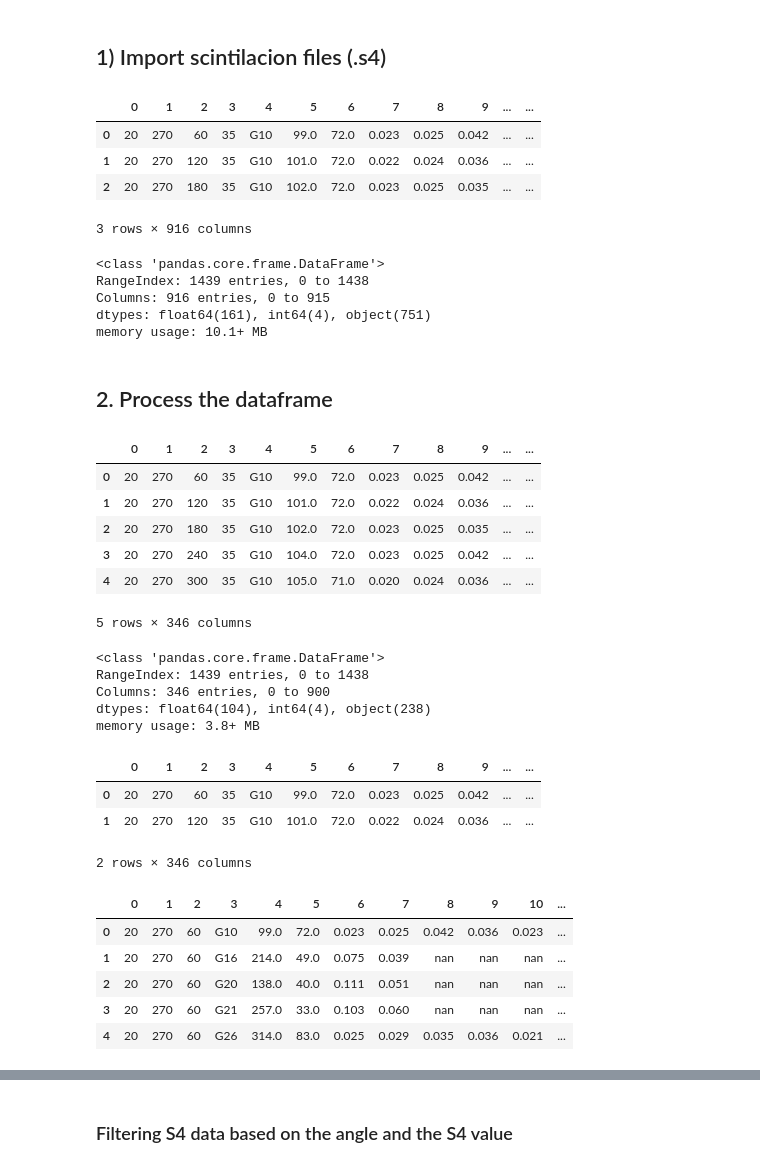
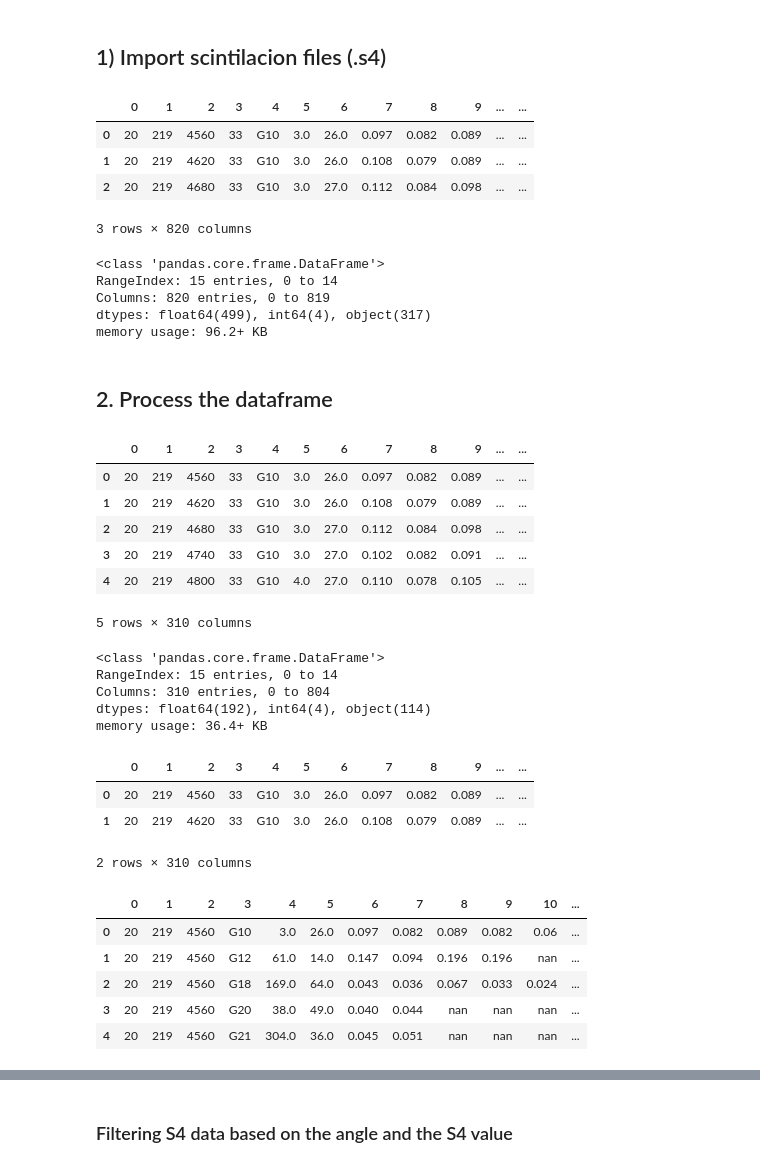
Before and after one commit to LuisDLCP/Graficas_cintilaciones_ROJ, a Jupyter notebook: src/plot_s4_v5.ipynb, the cells around one changed output, grey strips where cells are left out. Saved outputs shown, nothing was run; the diff lists cells and outputs as text; code cells hidden in the pictures.

```diff
--- a/src/plot_s4_v5.ipynb
+++ b/src/plot_s4_v5.ipynb
@@ -17,23 +17,23 @@ from matplotlib.ticker import (MultipleLocator, FormatStrFormatter,
 ## 1) Import scintilacion files (.s4)
 # %%
 directorio = "/home/luis/Desktop/Proyects_Files/LISN/GPSs/Tareas/Graficas_cintilaciones/Input_data/Data_procesada/"
-file_name = "ljic_200926.s4"
+file_name = "ljic_200806.s4"
 df1 = pd.read_csv(directorio + file_name, header=None, sep="\t")
 df1.head(3)
 # %% [output]
 |  | 0 | 1 | 2 | 3 | 4 | 5 | 6 | 7 | 8 | 9 | ... | ... |
-| 0 | 20 | 270 | 60 | 35 | G10 | 99.0 | 72.0 | 0.023 | 0.025 | 0.042 | ... | ... |
-| 1 | 20 | 270 | 120 | 35 | G10 | 101.0 | 72.0 | 0.022 | 0.024 | 0.036 | ... | ... |
-| 2 | 20 | 270 | 180 | 35 | G10 | 102.0 | 72.0 | 0.023 | 0.025 | 0.035 | ... | ... |
+| 0 | 20 | 219 | 4560 | 33 | G10 | 3.0 | 26.0 | 0.097 | 0.082 | 0.089 | ... | ... |
+| 1 | 20 | 219 | 4620 | 33 | G10 | 3.0 | 26.0 | 0.108 | 0.079 | 0.089 | ... | ... |
+| 2 | 20 | 219 | 4680 | 33 | G10 | 3.0 | 27.0 | 0.112 | 0.084 | 0.098 | ... | ... |
-3 rows × 916 columns
+3 rows × 820 columns
 # %%
 df1.info()
 # %% [output]
 <class 'pandas.core.frame.DataFrame'>
-RangeIndex: 1439 entries, 0 to 1438
-Columns: 916 entries, 0 to 915
-dtypes: float64(161), int64(4), object(751)
-memory usage: 10.1+ MB
+RangeIndex: 15 entries, 0 to 14
+Columns: 820 entries, 0 to 819
+dtypes: float64(499), int64(4), object(317)
+memory usage: 96.2+ KB
 # %% [markdown]
 ## 2. Process the dataframe
 # %%
@@ -48,28 +48,28 @@ for i in df1.columns:
 df1.head()
 # %% [output]
 |  | 0 | 1 | 2 | 3 | 4 | 5 | 6 | 7 | 8 | 9 | ... | ... |
-| 0 | 20 | 270 | 60 | 35 | G10 | 99.0 | 72.0 | 0.023 | 0.025 | 0.042 | ... | ... |
-| 1 | 20 | 270 | 120 | 35 | G10 | 101.0 | 72.0 | 0.022 | 0.024 | 0.036 | ... | ... |
-| 2 | 20 | 270 | 180 | 35 | G10 | 102.0 | 72.0 | 0.023 | 0.025 | 0.035 | ... | ... |
-| 3 | 20 | 270 | 240 | 35 | G10 | 104.0 | 72.0 | 0.023 | 0.025 | 0.042 | ... | ... |
-| 4 | 20 | 270 | 300 | 35 | G10 | 105.0 | 71.0 | 0.020 | 0.024 | 0.036 | ... | ... |
+| 0 | 20 | 219 | 4560 | 33 | G10 | 3.0 | 26.0 | 0.097 | 0.082 | 0.089 | ... | ... |
+| 1 | 20 | 219 | 4620 | 33 | G10 | 3.0 | 26.0 | 0.108 | 0.079 | 0.089 | ... | ... |
+| 2 | 20 | 219 | 4680 | 33 | G10 | 3.0 | 27.0 | 0.112 | 0.084 | 0.098 | ... | ... |
+| 3 | 20 | 219 | 4740 | 33 | G10 | 3.0 | 27.0 | 0.102 | 0.082 | 0.091 | ... | ... |
+| 4 | 20 | 219 | 4800 | 33 | G10 | 4.0 | 27.0 | 0.110 | 0.078 | 0.105 | ... | ... |
-5 rows × 346 columns
+5 rows × 310 columns
 # %%
 df1.info()
 # %% [output]
 <class 'pandas.core.frame.DataFrame'>
-RangeIndex: 1439 entries, 0 to 1438
-Columns: 346 entries, 0 to 900
-dtypes: float64(104), int64(4), object(238)
-memory usage: 3.8+ MB
+RangeIndex: 15 entries, 0 to 14
+Columns: 310 entries, 0 to 804
+dtypes: float64(192), int64(4), object(114)
+memory usage: 36.4+ KB
 # %%
 df1.columns = np.arange(len(df1.columns)) # Rename the columns
 df1.head(2)
 # %% [output]
 |  | 0 | 1 | 2 | 3 | 4 | 5 | 6 | 7 | 8 | 9 | ... | ... |
-| 0 | 20 | 270 | 60 | 35 | G10 | 99.0 | 72.0 | 0.023 | 0.025 | 0.042 | ... | ... |
-| 1 | 20 | 270 | 120 | 35 | G10 | 101.0 | 72.0 | 0.022 | 0.024 | 0.036 | ... | ... |
+| 0 | 20 | 219 | 4560 | 33 | G10 | 3.0 | 26.0 | 0.097 | 0.082 | 0.089 | ... | ... |
+| 1 | 20 | 219 | 4620 | 33 | G10 | 3.0 | 26.0 | 0.108 | 0.079 | 0.089 | ... | ... |
-2 rows × 346 columns
+2 rows × 310 columns
 # %%
 # Creacion de un nuevo dataframe
 df2 = pd.DataFrame(columns=range(12))
@@ -86,11 +86,11 @@ df2.index = range(len(df2))
 df2.head()
 # %% [output]
 |  | 0 | 1 | 2 | 3 | 4 | 5 | 6 | 7 | 8 | 9 | 10 | ... |
-| 0 | 20 | 270 | 60 | G10 | 99.0 | 72.0 | 0.023 | 0.025 | 0.042 | 0.036 | 0.023 | ... |
-| 1 | 20 | 270 | 60 | G16 | 214.0 | 49.0 | 0.075 | 0.039 | nan | nan | nan | ... |
-| 2 | 20 | 270 | 60 | G20 | 138.0 | 40.0 | 0.111 | 0.051 | nan | nan | nan | ... |
-| 3 | 20 | 270 | 60 | G21 | 257.0 | 33.0 | 0.103 | 0.060 | nan | nan | nan | ... |
-| 4 | 20 | 270 | 60 | G26 | 314.0 | 83.0 | 0.025 | 0.029 | 0.035 | 0.036 | 0.021 | ... |
+| 0 | 20 | 219 | 4560 | G10 | 3.0 | 26.0 | 0.097 | 0.082 | 0.089 | 0.082 | 0.06 | ... |
+| 1 | 20 | 219 | 4560 | G12 | 61.0 | 14.0 | 0.147 | 0.094 | 0.196 | 0.196 | nan | ... |
+| 2 | 20 | 219 | 4560 | G18 | 169.0 | 64.0 | 0.043 | 0.036 | 0.067 | 0.033 | 0.024 | ... |
+| 3 | 20 | 219 | 4560 | G20 | 38.0 | 49.0 | 0.040 | 0.044 | nan | nan | nan | ... |
+| 4 | 20 | 219 | 4560 | G21 | 304.0 | 36.0 | 0.045 | 0.051 | nan | nan | nan | ... |
 # %%
 df2.info()
 # %% [output]
```
Also changed, not shown: parts of 17 cells of this notebook, 3 other files.
